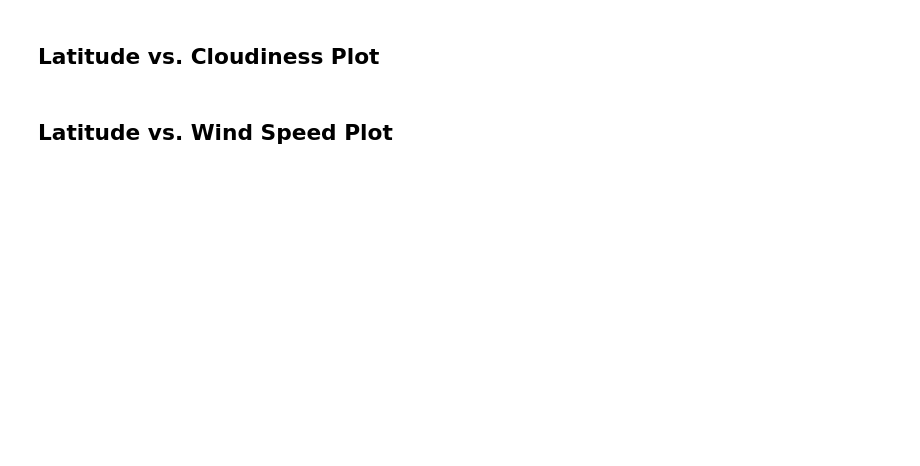
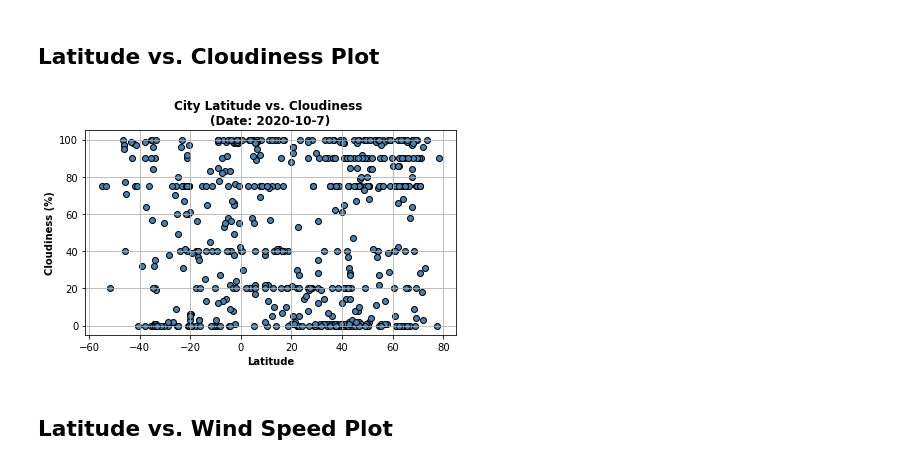
Before and after one commit to abpuccini/API-Challenge, a Jupyter notebook: WeatherPy/WeatherPy.ipynb, the cells around one changed output. Saved outputs shown, nothing was run; the diff lists cells and outputs as text; code cells hidden in the pictures; blank space fills up the shorter version.

```diff
--- a/WeatherPy/WeatherPy.ipynb
+++ b/WeatherPy/WeatherPy.ipynb
@@ -252,4 +262,24 @@ plt.show()
 # %% [markdown]
 ## Latitude vs. Cloudiness Plot
+# %%
+# Create scatter plot between Latitude and Cloundiness
+lat_cld = plt.scatter(weather_data_df['Latitude'],
+                       weather_data_df['Cloudiness'],
+                       marker='o',
+                       color='steelblue',
+                       edgecolor='black')
+
+# Add title&labels and modify plot&layout
+plt.title(f'City Latitude vs. Cloudiness \n(Date: {date})', fontweight='bold')
+plt.xlabel('Latitude', fontweight='bold')
+plt.ylabel('Cloudiness (%)', fontweight='bold')
+plt.grid()
+plt.tight_layout()
+
+# Save figure and show the the plot
+plt.savefig('Images/lat_cloud.png')
+plt.show()
+# %% [output]
+[figure, added]
 # %% [markdown]
 ## Latitude vs. Wind Speed Plot
```
Also changed, not shown: parts of 24 cells of this notebook.
